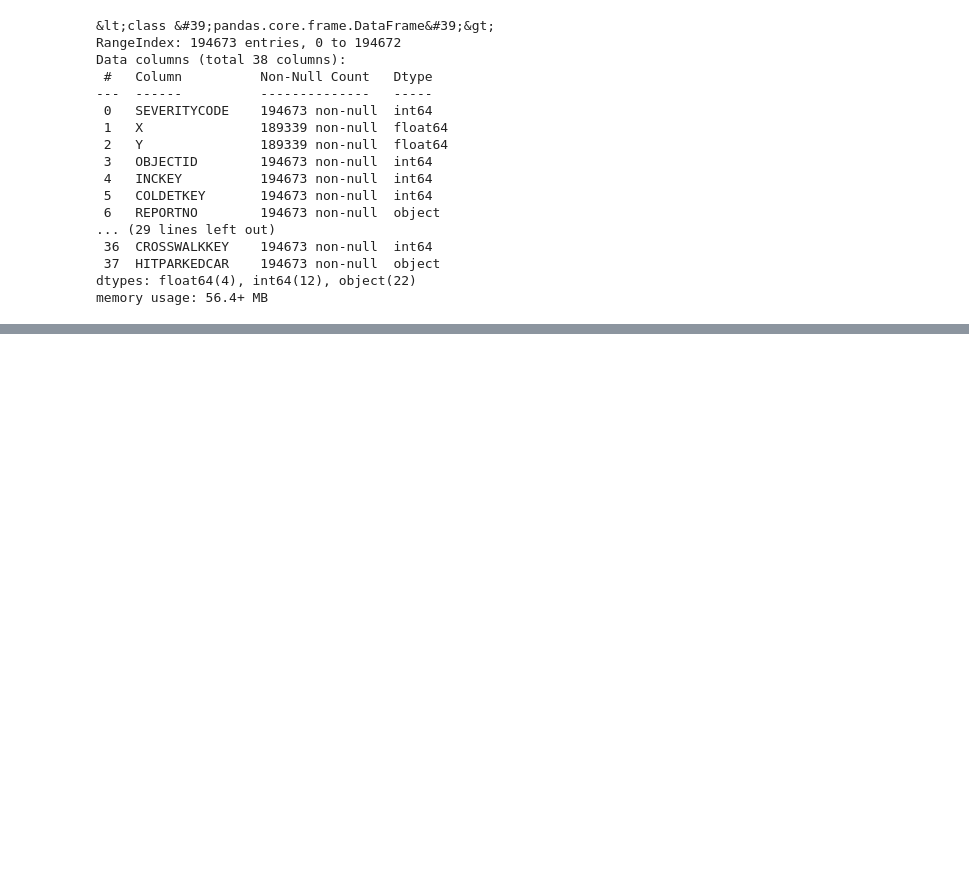
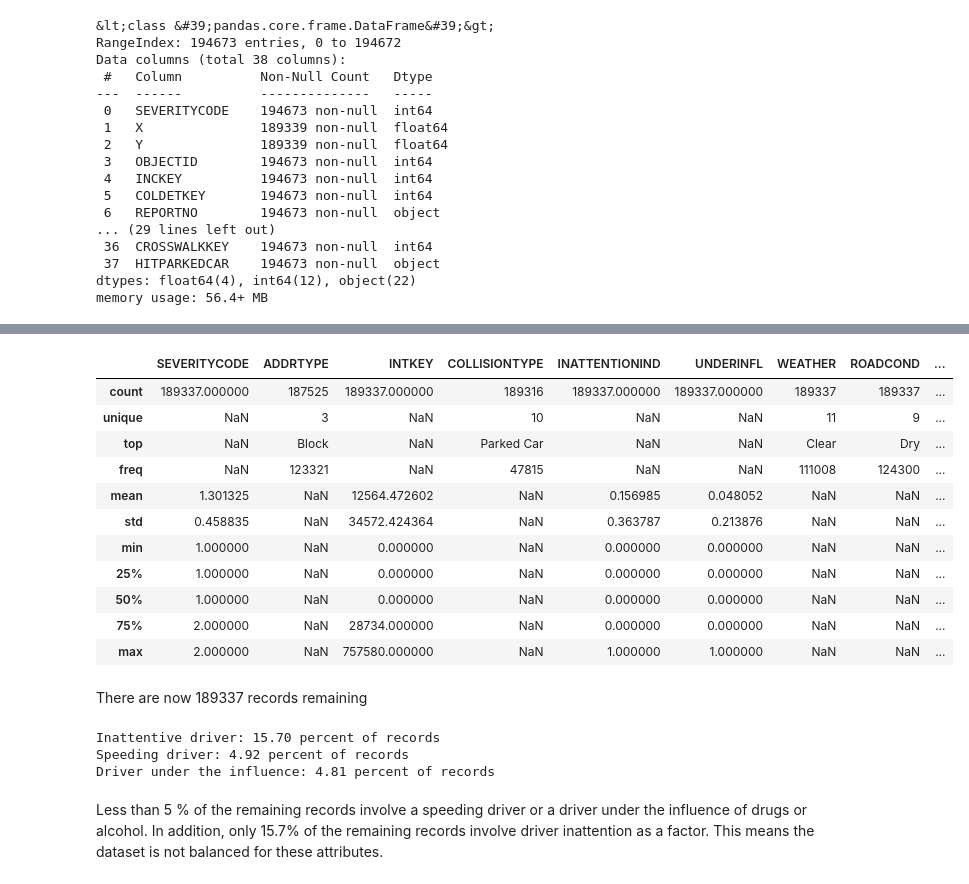
Before and after one commit to sumeetgrewal/capstone-dsp, a Jupyter notebook: project.ipynb, the cells around one changed output, grey strips where cells are left out. Saved outputs shown, nothing was run; the diff lists cells and outputs as text; code cells hidden in the pictures; blank space fills up the shorter version.

```diff
--- a/project.ipynb
+++ b/project.ipynb
@@ -96,0 +202,4 @@ memory usage: 56.4+ MB
+# %%
+# Convert INTKEY to int and replace nan with 0
+df['INTKEY'].replace(np.nan, 0.0, inplace=True)
+df[['INTKEY']] = df[['INTKEY']].astype(int)
@@ -96,0 +212,12 @@ memory usage: 56.4+ MB
+# %%
+df['SPEEDING'].replace('Y', 1, inplace=True)
+df['SPEEDING'].replace(np.nan, 0, inplace=True)
+df[['SPEEDING']] = df[['SPEEDING']].astype(int)
+
+df['PEDROWNOTGRNT'].replace('Y', 1, inplace=True)
+df['PEDROWNOTGRNT'].replace(np.nan, 0, inplace=True)
+df[['PEDROWNOTGRNT']] = df[['PEDROWNOTGRNT']].astype(int)
+
+df['INATTENTIONIND'].replace('Y', 1, inplace=True)
+df['INATTENTIONIND'].replace(np.nan, 0, inplace=True)
+df[['INATTENTIONIND']] = df[['INATTENTIONIND']].astype(int)
@@ -96,0 +248,27 @@ memory usage: 56.4+ MB
+# %%
+df.describe(include="all")
+# %% [output]
+|  | SEVERITYCODE | ADDRTYPE | INTKEY | COLLISIONTYPE | INATTENTIONIND | UNDERINFL | WEATHER | ROADCOND | ... |
+| count | 189337.000000 | 187525 | 189337.000000 | 189316 | 189337.000000 | 189337.000000 | 189337 | 189337 | ... |
+| unique | NaN | 3 | NaN | 10 | NaN | NaN | 11 | 9 | ... |
+| top | NaN | Block | NaN | Parked Car | NaN | NaN | Clear | Dry | ... |
+| freq | NaN | 123321 | NaN | 47815 | NaN | NaN | 111008 | 124300 | ... |
+| mean | 1.301325 | NaN | 12564.472602 | NaN | 0.156985 | 0.048052 | NaN | NaN | ... |
+| std | 0.458835 | NaN | 34572.424364 | NaN | 0.363787 | 0.213876 | NaN | NaN | ... |
+| min | 1.000000 | NaN | 0.000000 | NaN | 0.000000 | 0.000000 | NaN | NaN | ... |
+| 25% | 1.000000 | NaN | 0.000000 | NaN | 0.000000 | 0.000000 | NaN | NaN | ... |
+| 50% | 1.000000 | NaN | 0.000000 | NaN | 0.000000 | 0.000000 | NaN | NaN | ... |
+| 75% | 2.000000 | NaN | 28734.000000 | NaN | 0.000000 | 0.000000 | NaN | NaN | ... |
+| max | 2.000000 | NaN | 757580.000000 | NaN | 1.000000 | 1.000000 | NaN | NaN | ... |
+# %% [markdown]
+There are now 189337 records remaining
+# %%
+print('Inattentive driver: %.2f percent of records' % (df['INATTENTIONIND'].mean()*100))
+print('Speeding driver: %.2f percent of records' % (df['SPEEDING'].mean()*100))
+print('Driver under the influence: %.2f percent of records' % (df['UNDERINFL'].mean()*100))
+# %% [output]
+Inattentive driver: 15.70 percent of records
+Speeding driver: 4.92 percent of records
+Driver under the influence: 4.81 percent of records
+# %% [markdown]
+Less than 5 % of the remaining records involve a speeding driver or a driver under the influence of drugs or alcohol. In addition, only 15.7% of the remaining records involve driver inattention as a factor. This means the dataset is not balanced for these attributes.
```
Also changed, not shown: parts of 17 cells of this notebook.
